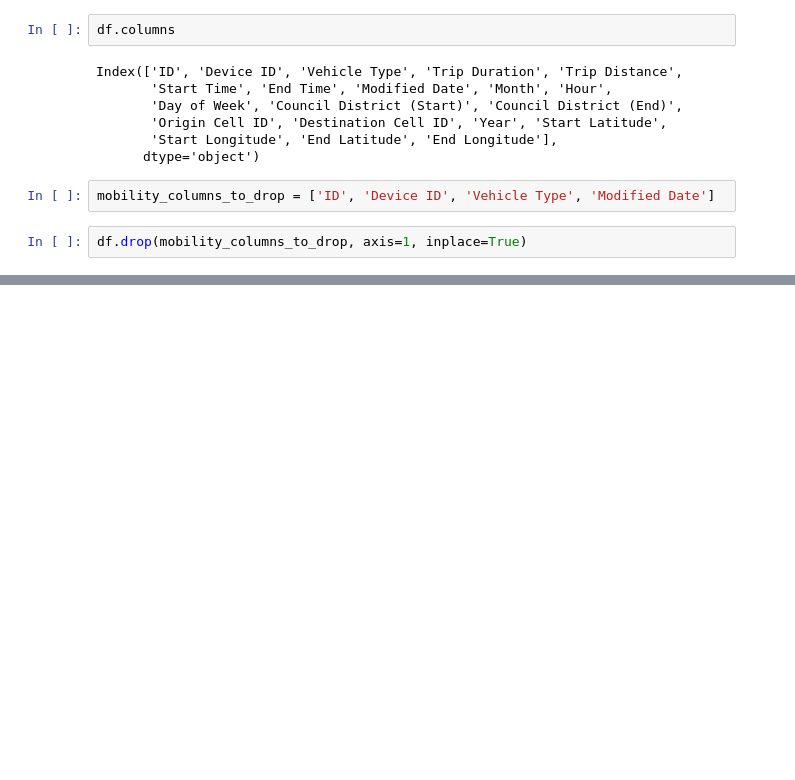
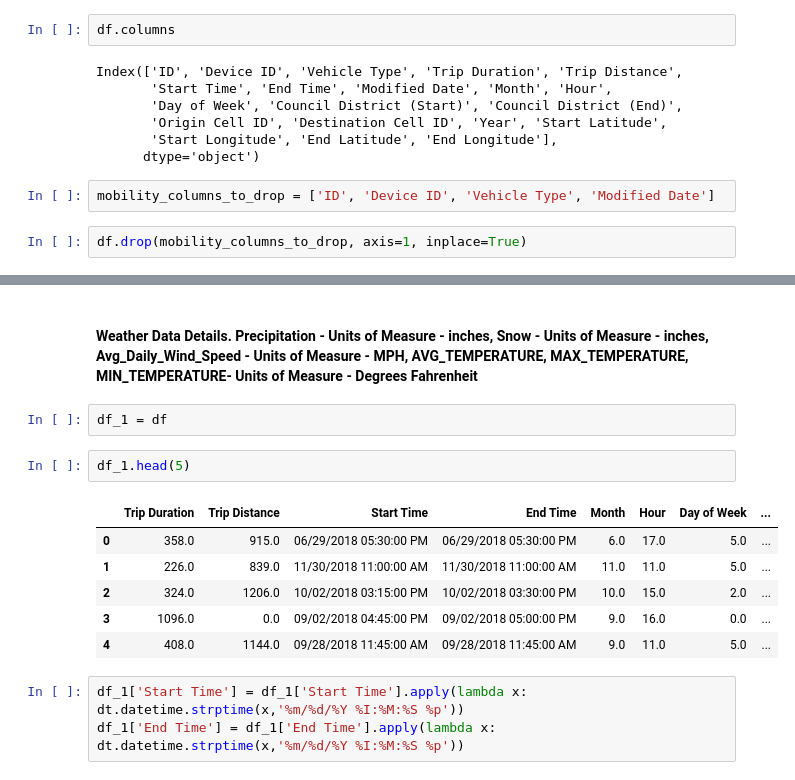
Before and after one commit to sameerabalay/Dockless_Mobility, a Jupyter notebook: src/EDA.ipynb, the cells around one changed output, grey strips where cells are left out. Saved outputs shown, nothing was run; the diff lists cells and outputs as text; blank space fills up the shorter version.

```diff
--- a/src/EDA.ipynb
+++ b/src/EDA.ipynb
@@ -396,0 +517,16 @@ df.drop(mobility_columns_to_drop, axis=1, inplace=True)
+# %% [markdown]
+#### Weather Data Details. Precipitation - Units of Measure -  inches, Snow - Units of Measure - inches, Avg_Daily_Wind_Speed - Units of Measure - MPH, AVG_TEMPERATURE, MAX_TEMPERATURE, MIN_TEMPERATURE- Units of Measure - Degrees Fahrenheit
+# %%
+df_1 = df
+# %%
+df_1.head(5)
+# %% [output]
+|  | Trip Duration | Trip Distance | Start Time | End Time | Month | Hour | Day of Week | ... |
+| 0 | 358.0 | 915.0 | 06/29/2018 05:30:00 PM | 06/29/2018 05:30:00 PM | 6.0 | 17.0 | 5.0 | ... |
+| 1 | 226.0 | 839.0 | 11/30/2018 11:00:00 AM | 11/30/2018 11:00:00 AM | 11.0 | 11.0 | 5.0 | ... |
+| 2 | 324.0 | 1206.0 | 10/02/2018 03:15:00 PM | 10/02/2018 03:30:00 PM | 10.0 | 15.0 | 2.0 | ... |
+| 3 | 1096.0 | 0.0 | 09/02/2018 04:45:00 PM | 09/02/2018 05:00:00 PM | 9.0 | 16.0 | 0.0 | ... |
+| 4 | 408.0 | 1144.0 | 09/28/2018 11:45:00 AM | 09/28/2018 11:45:00 AM | 9.0 | 11.0 | 5.0 | ... |
+# %%
+df_1['Start Time'] = df_1['Start Time'].apply(lambda x: dt.datetime.strptime(x,'%m/%d/%Y %I:%M:%S %p'))
+df_1['End Time'] = df_1['End Time'].apply(lambda x: dt.datetime.strptime(x,'%m/%d/%Y %I:%M:%S %p'))
```
Also changed, not shown: parts of 18 cells of this notebook, 1 other file.
